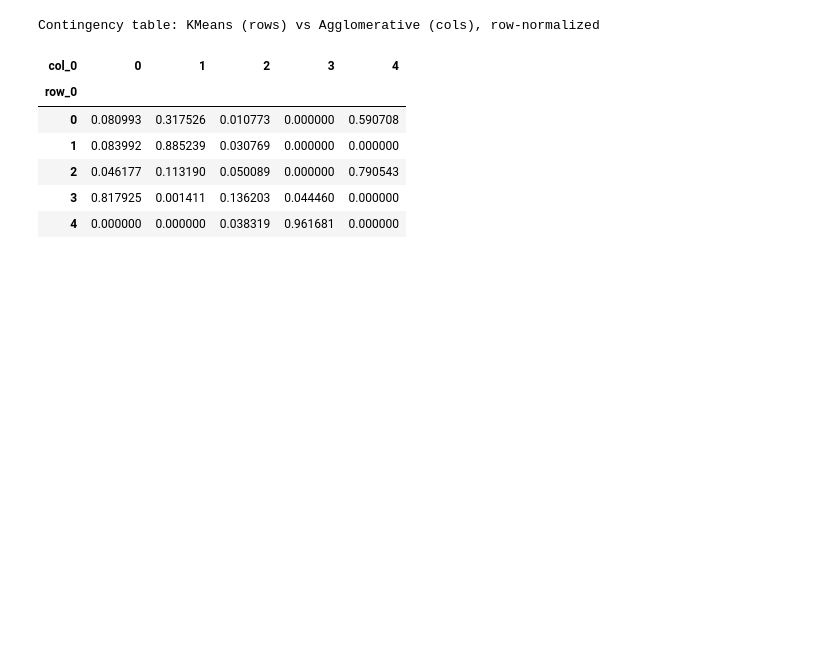
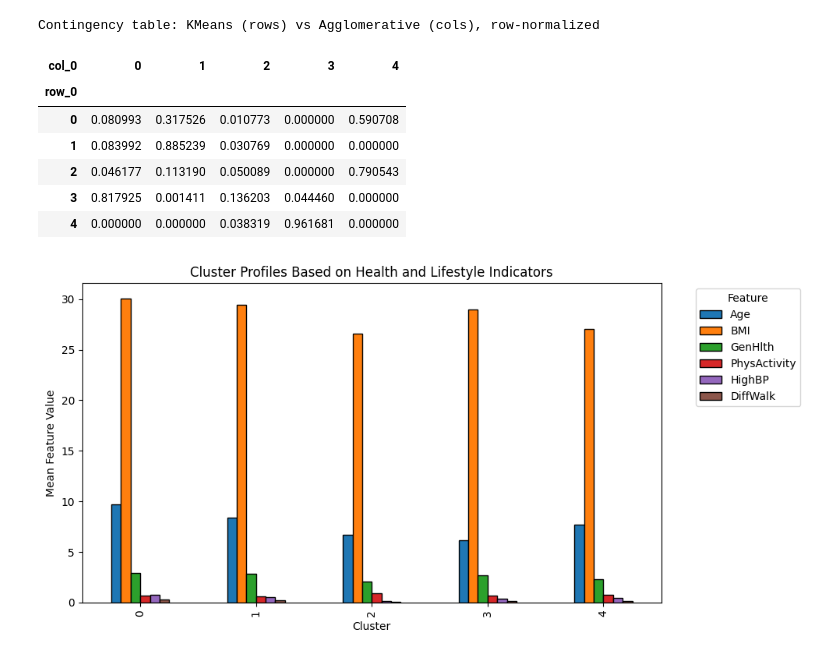
Before and after one commit to Benn800/Diabetes_Classifier, a Jupyter notebook: notebooks/04_clustering.ipynb, the cells around one changed output. Saved outputs shown, nothing was run; the diff lists cells and outputs as text; code cells hidden in the pictures; blank space fills up the shorter version.

```diff
--- a/notebooks/04_clustering.ipynb
+++ b/notebooks/04_clustering.ipynb
@@ -361,3 +361,30 @@ Contingency table: KMeans (rows) vs Agglomerative (cols), row-normalized
 | 2 | 0.046177 | 0.113190 | 0.050089 | 0.000000 | 0.790543 |
 | 3 | 0.817925 | 0.001411 | 0.136203 | 0.044460 | 0.000000 |
 | 4 | 0.000000 | 0.000000 | 0.038319 | 0.961681 | 0.000000 |
+# %%
+# Cluster profiles using original features
+# Select features to summarize by cluster
+features = ["Age", "BMI", "GenHlth", "PhysActivity", "HighBP", "DiffWalk"]
+
+# Build a profile table with cluster labels
+df_profiles = df2[features].copy()
+df_profiles["Cluster"] = df2["cluster_kmeans"]
+
+# Compute mean feature values by cluster
+cluster_means = df_profiles.groupby("Cluster").mean()
+
+# Plot cluster profiles
+cluster_means.plot(
+    kind="bar",
+    figsize=(10, 5),
+    edgecolor="black"
+ )
+
+plt.ylabel("Mean Feature Value")
+plt.xlabel("Cluster")
+plt.title("Cluster Profiles Based on Health and Lifestyle Indicators")
+plt.legend(title="Feature", bbox_to_anchor=(1.05, 1), loc="upper left")
+plt.tight_layout()
+plt.show()
+# %% [output]
+[figure, added]
```
Also changed, not shown: parts of 12 cells of this notebook, 1 other file.
